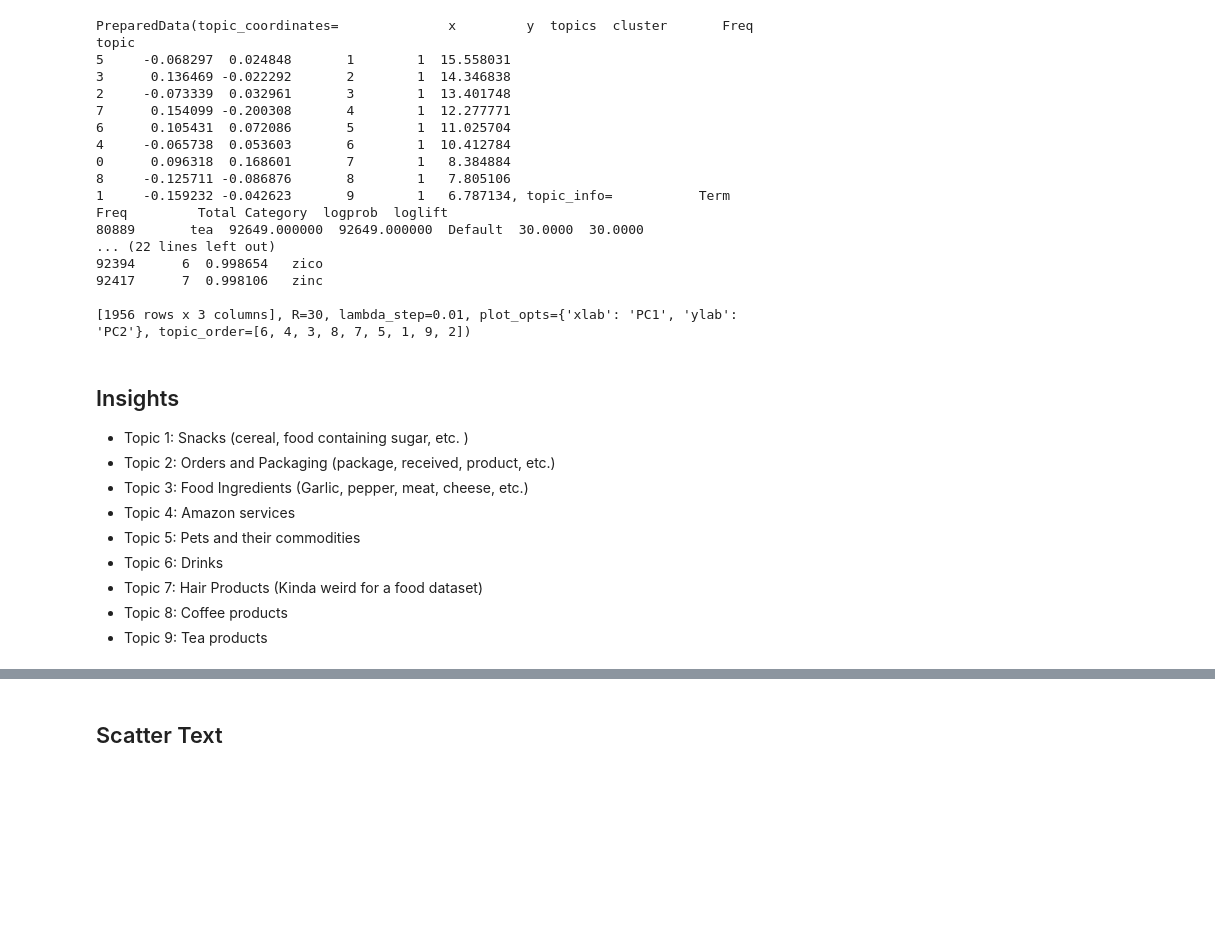
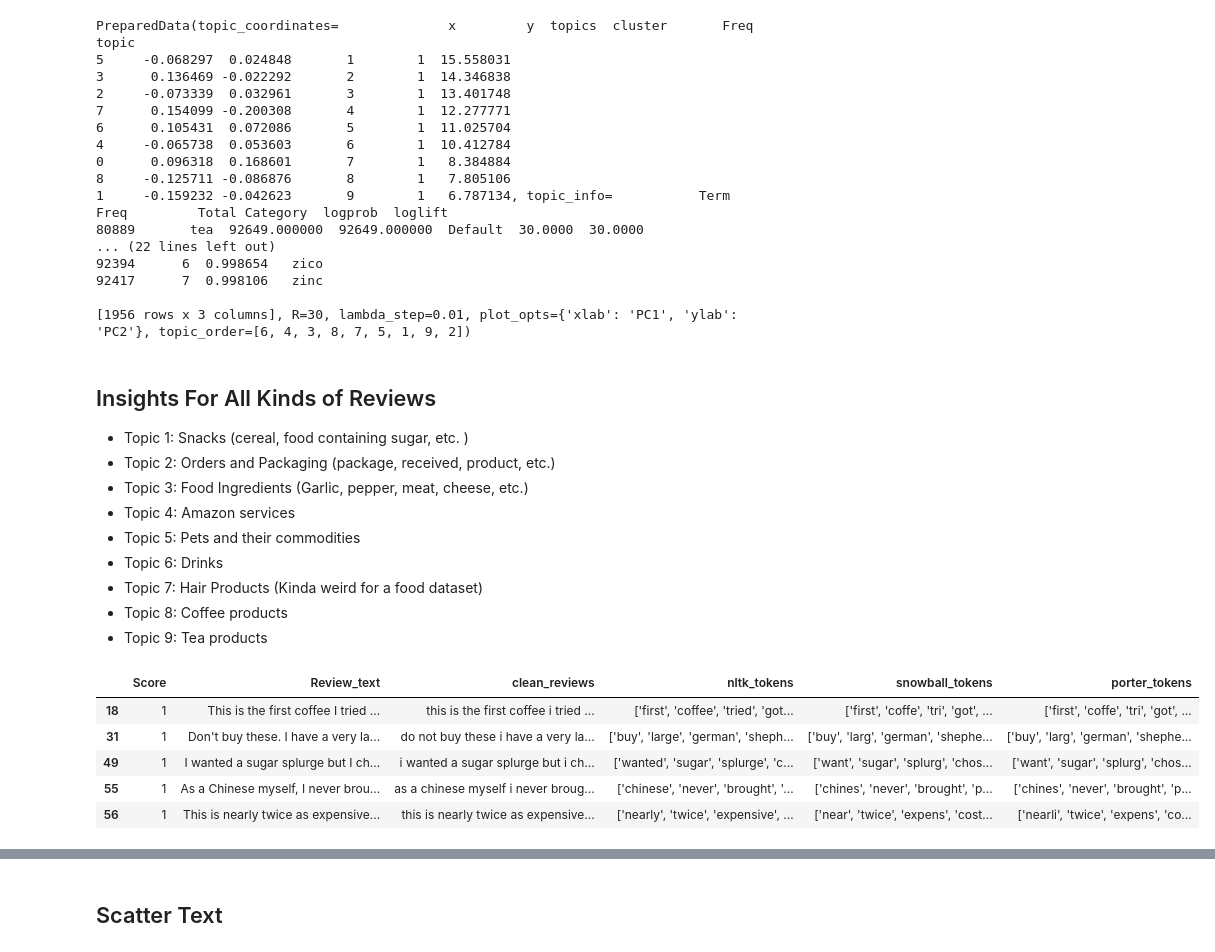
Before and after one commit to wgb-10/F20AA_CW2, a Jupyter notebook: cw2_amazon_food_review.ipynb, the cells around one changed output, grey strips where cells are left out. Saved outputs shown, nothing was run; the diff lists cells and outputs as text; code cells hidden in the pictures; blank space fills up the shorter version.

Commit message:
add code for 1 star and 5 start pyldavis

```diff
--- a/cw2_amazon_food_review.ipynb
+++ b/cw2_amazon_food_review.ipynb
@@ -1261,7 +1261,7 @@ topic
 
 [1956 rows x 3 columns], R=30, lambda_step=0.01, plot_opts={'xlab': 'PC1', 'ylab': 'PC2'}, topic_order=[6, 4, 3, 8, 7, 5, 1, 9, 2])
 # %% [markdown]
-## Insights
+## Insights For All Kinds of Reviews
 
 - Topic 1: Snacks (cereal, food containing sugar, etc. )
 - Topic 2: Orders and Packaging (package, received, product, etc.)
@@ -1272,3 +1272,16 @@ topic
 - Topic 7: Hair Products (Kinda weird for a food dataset)
 - Topic 8: Coffee products
 - Topic 9: Tea products
+# %%
+# Creating separate dataframes for 1 star and 5 star reviews
+train_1star = train_preprocessed_df[train_preprocessed_df['Score'] == 1]
+train_5star = train_preprocessed_df[train_preprocessed_df['Score'] == 5]
+# %%
+train_1star.head()
+# %% [output]
+|  | Score | Review_text | clean_reviews | nltk_tokens | snowball_tokens | porter_tokens |
+| 18 | 1 | This is the first coffee I tried ... | this is the first coffee i tried ... | ['first', 'coffee', 'tried', 'got... | ['first', 'coffe', 'tri', 'got', ... | ['first', 'coffe', 'tri', 'got', ... |
+| 31 | 1 | Don't buy these. I have a very la... | do not buy these i have a very la... | ['buy', 'large', 'german', 'sheph... | ['buy', 'larg', 'german', 'shephe... | ['buy', 'larg', 'german', 'shephe... |
+| 49 | 1 | I wanted a sugar splurge but I ch... | i wanted a sugar splurge but i ch... | ['wanted', 'sugar', 'splurge', 'c... | ['want', 'sugar', 'splurg', 'chos... | ['want', 'sugar', 'splurg', 'chos... |
+| 55 | 1 | As a Chinese myself, I never brou... | as a chinese myself i never broug... | ['chinese', 'never', 'brought', '... | ['chines', 'never', 'brought', 'p... | ['chines', 'never', 'brought', 'p... |
+| 56 | 1 | This is nearly twice as expensive... | this is nearly twice as expensive... | ['nearly', 'twice', 'expensive', ... | ['near', 'twice', 'expens', 'cost... | ['nearli', 'twice', 'expens', 'co... |
```
Also changed, not shown: parts of 6 cells of this notebook.
